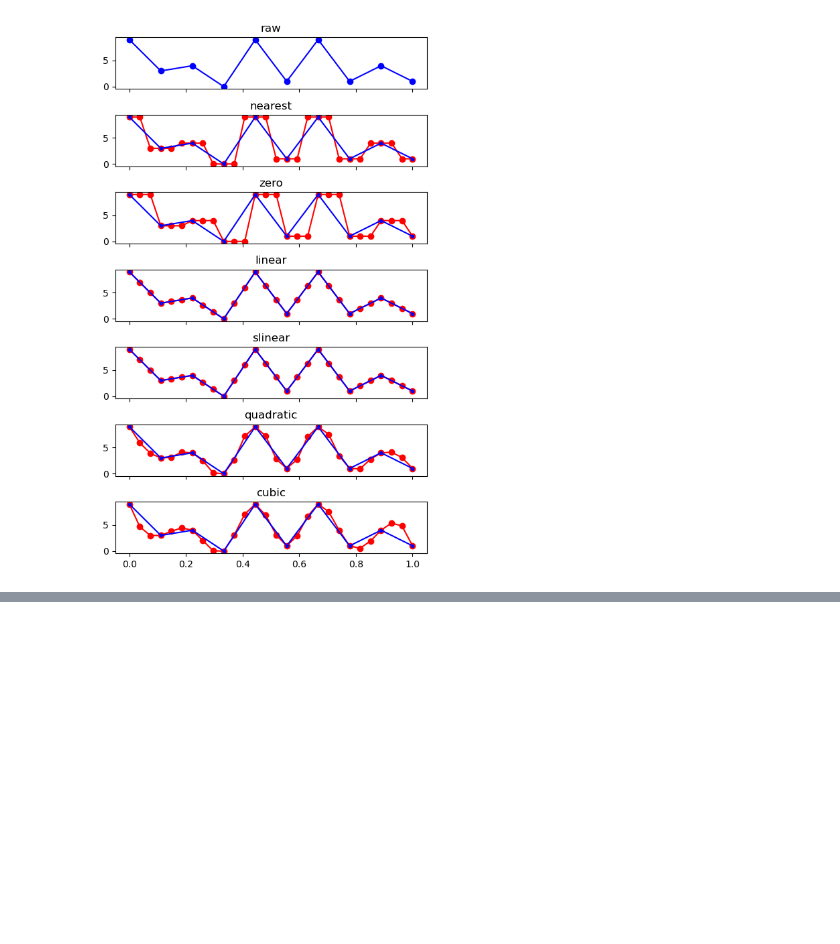
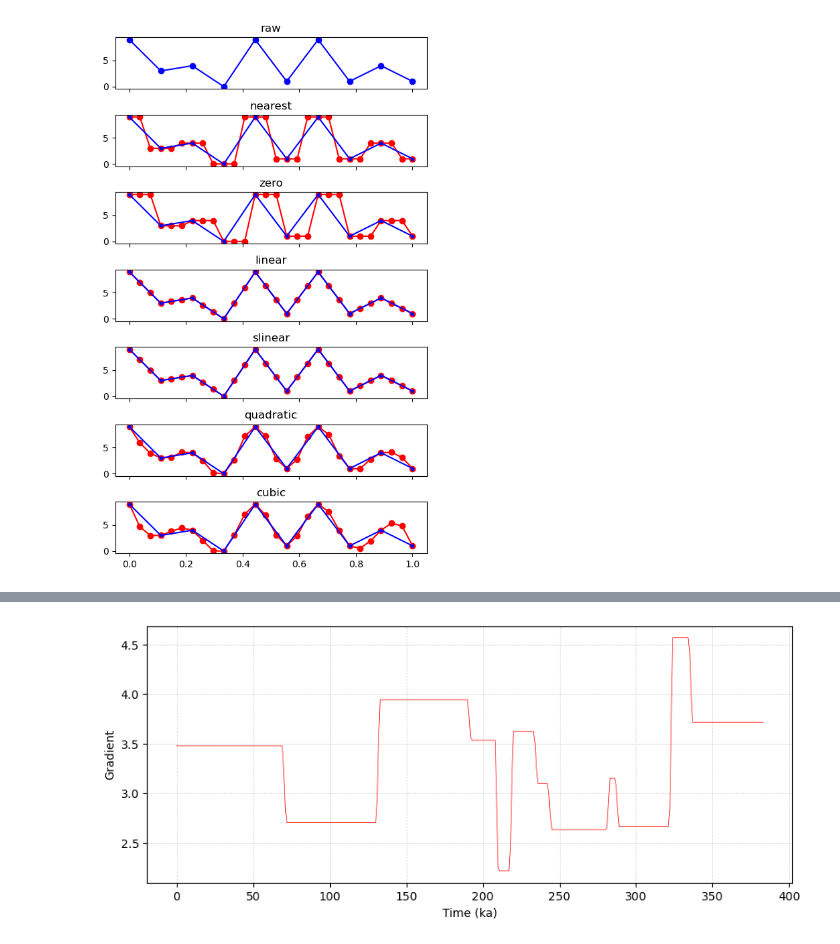
Before and after one commit to PBrockmann/PyAnalyseries, a Jupyter notebook: interp1d.ipynb, the cells around one changed output, grey strips where cells are left out. Saved outputs shown, nothing was run; the diff lists cells and outputs as text; code cells hidden in the pictures; blank space fills up the shorter version.

```diff
--- a/interp1d.ipynb
+++ b/interp1d.ipynb
@@ -153,0 +166,13 @@ plt.show()
+# %%
+fig, axs = plt.subplots(1, 1, figsize=(10,4))
+
+dy = np.gradient(f_1to2(x1), x1)
+
+axs.plot(x1, dy, c='red', lw=0.5)
+axs.grid(visible=True, which='major', color='lightgray', linestyle='dashed', linewidth=0.5)
+axs.set_xlabel(x1Name)
+axs.set_ylabel("Gradient")   #
+
+plt.show()
+# %% [output]
+[figure, added]
```
Also changed, not shown: parts of 3 cells of this notebook, 3 other files.
